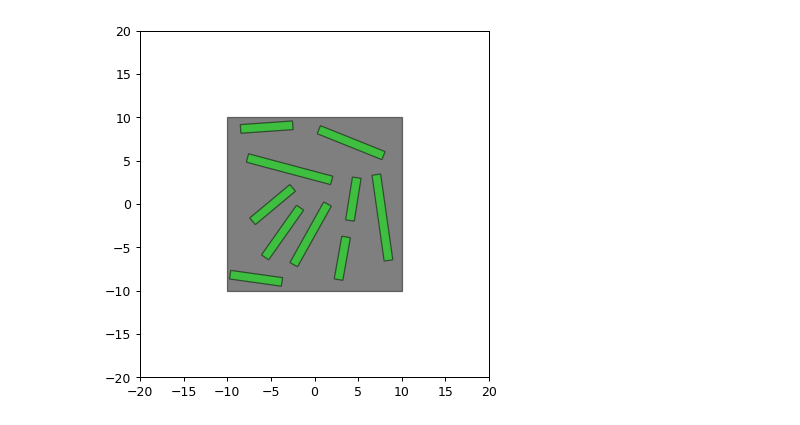
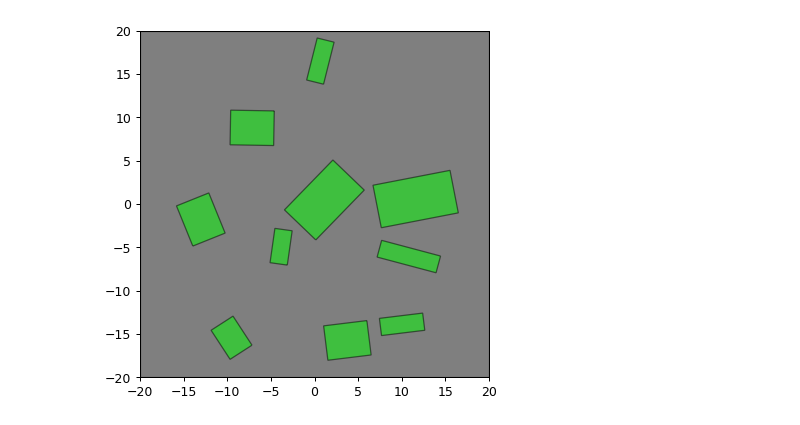
Before and after one commit to szczekulskij/home-robot-simulation, a Jupyter notebook: toying_around.ipynb, the cells around one changed output. Drawn from its saved outputs; the diff is of its cells as text; code cells hidden in the pictures.

```diff
--- a/toying_around.ipynb
+++ b/toying_around.ipynb
@@ -113,12 +111,12 @@ single_table_coords = [(4.020857505897357, 1.2073461039274607), (-0.841751087315
 # %%
-room_coords = [(-10, -10), (-10, 10), (10, 10), (10, -10)]
+room_coords = [(-20, -20), (-20, 20), (20, 20), (20, -20)]
 tables = []
 for i in range(10):
     table_coords = add_random_table(room_coords, tables, 1)
     tables.append(table_coords)
 plot(room_coords, tables, [])
 # %% [output]
-[figure, old version]
+[figure, new version]
 # %%
 def flatten_2dlist(l): return [item for sublist in l for item in sublist]
 
```
Also changed, not shown: parts of 4 cells of this notebook.
